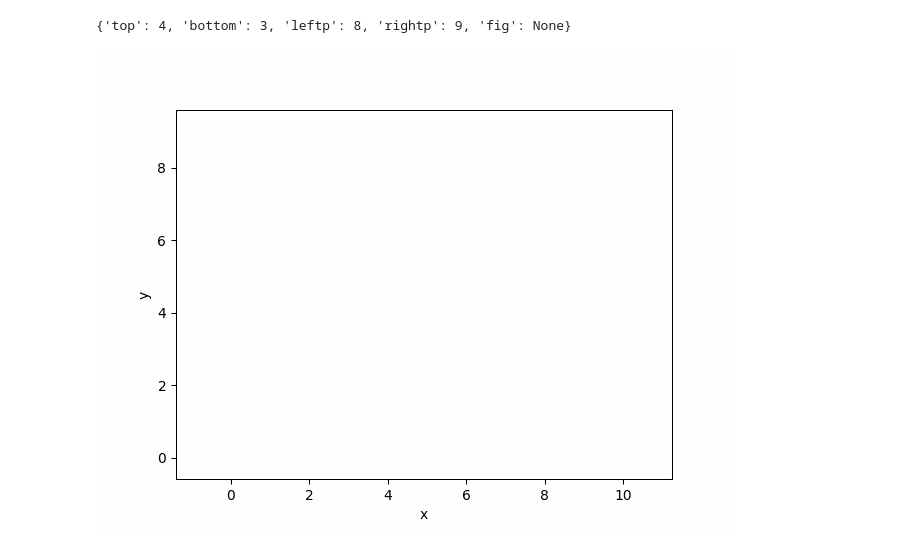
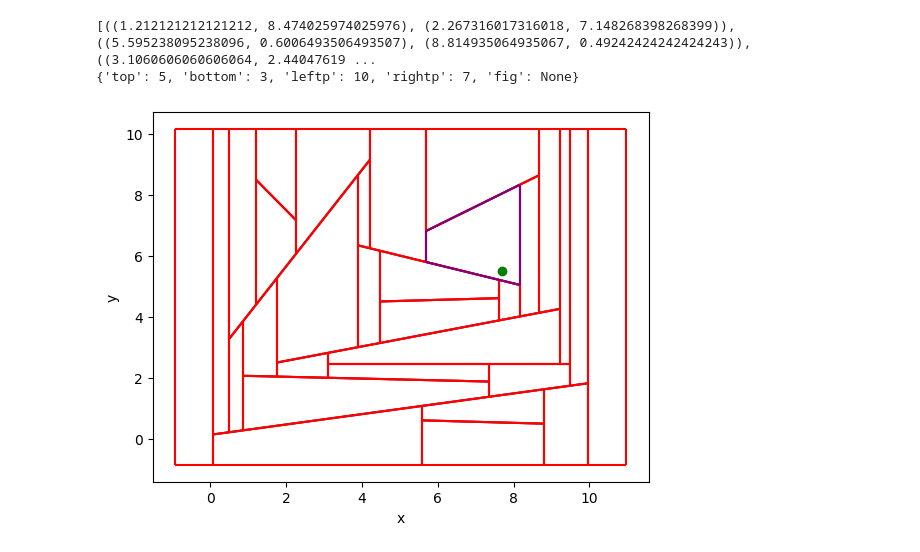
Before and after one commit to kxlsx/algorytmy-geometryczne-projekt2024, a Jupyter notebook: point_location.ipynb, the cells around one changed output. Cells and saved outputs as stored; diff of their text form; code cells hidden in the pictures.

Commit message:
Bug fix and random shuffle Turns out i wasn't updating prev_low and prev_up in partition_mult. Also it now randomly shuffles sections.

```diff
--- a/point_location.ipynb
+++ b/point_location.ipynb
@@ -41,6 +43,7 @@ def section_idx_to_coords_idxs(i):
 def point_from_coord_idx(i, sections):
     return sections[i // 2][i % 2]
 # %%
+
 class Trapezoid:
     def __init__(self, top, bottom, leftp, rightp):
         self.top = top
@@ -65,12 +68,18 @@ class Trapezoid:
         return [ll, rl, ru, lu]
 
     def draw(self, vis, sections, color="gray"):
+        if self.rightp == None:
+            vis.add_point(point_from_coord_idx(self.leftp, sections), color="red")
+            vis.add_line_segment([sections[self.top], sections[self.bottom]], color="red")
+            vis.show()
+
         vs = self.as_verticies(sections)
         self.fig = vis.add_line_segment([[vs[0], vs[1]], [vs[1], vs[2]], [vs[2], vs[3]], [vs[3], vs[0]]], color=color)
 
     def undraw(self, vis):
         if self.fig is not None:
             vis.remove_figure(self.fig)
+            self.fig = None
 
 class Node:
     def __init__(self):
@@ -442,6 +451,9 @@ class TrapezoidalMap:
                 low.trapezoid.rightp = zonei_trap.rightp
                 self.replace_trap_node_right(zonei, low)
 
+
+            prev_low = low
+            prev_upp = upp
             # usuwam na wszelki
             del zonei
 
@@ -557,42 +569,46 @@ class TrapezoidalMap:
 # %%
 # UWAGA PRZYJMUJE ZE KONCE ODCINKOW SA PODANE ROSNACO WZGLEDEM X
 def build_location_struct(sections, seed=0):
-    # TODO: losowe permutacje sections
     n = len(sections)
 
+    random.seed(seed)
+    random.shuffle(sections)
+    print(sections)
 
     vis = Visualizer()
     vis.add_line_segment(sections)
 
     trapezoidal_map = TrapezoidalMap(sections)
 
-
-    for _ in range(n):
-        #trapezoidal_map.draw_trapezoids(vis, color="red")
-        #trapezoidal_map.undraw_trapezoids(vis)
+    for i in range(n):
         trapezoidal_map.advance_i()
 
     return trapezoidal_map, vis
 
 # DEBUG:
 sections = [
-    ((0.9368360054085376, 0.8695769750820936), (9.15781340544717, 1.2559011010237584)),
-    ((2.0185435580452, 2.1521730732084214), (7.983388062584508, 2.1521730732084214)),
-    ((2.6212091945141975, 2.9711802202047513), (6.638980104307514, 3.233880625845084)),
-    ((3.1002511106818615, 4.191964458180413), (5.78906702723585, 4.501023758933744)),
-    ((3.702916747150859, 5.1964071856287415), (4.784624299787522, 5.1655012555534086)),
-    ((0.17964071856287434, 8.147923507823062), (9.667761251690168, 8.132470542785395)),
-    ((1.6476723971412013, 7.220745605563065), (8.477882943789838, 7.097121885261734))
+    ((0.07575757575757569, 0.14069264069264054), (9.978354978354979, 1.8181818181818183)),
+    ((5.595238095238096, 0.6006493506493507), (8.814935064935067, 0.49242424242424243)),
+    ((0.8603896103896105, 2.061688311688312), (7.353896103896106, 1.8722943722943723)),
+    ((1.7532467532467537, 2.4945887445887447), (9.220779220779221, 4.253246753246754)),
+    ((3.1060606060606064, 2.4404761904761907), (9.491341991341994, 2.4404761904761907)),
+    ((0.4816017316017316, 3.2521645021645025), (4.2153679653679665, 9.150432900432902)),
+    ((1.212121212121212, 8.474025974025976), (2.267316017316018, 7.148268398268399)),
+    ((3.8906926406926416, 6.336580086580088), (8.165584415584416, 5.037878787878788)),
+    ((4.485930735930737, 4.496753246753247), (7.624458874458875, 4.604978354978355)),
+    ((5.676406926406927, 6.796536796536797), (8.67965367965368, 8.636363636363637))
 ]
-p = (4, 5)
-result, vis = build_location_struct(sections)
+
+p = (7.7, 5.5)
+result, vis = build_location_struct(sections, seed=int(time.time()))
 found_trap = result.find(p).trapezoid
 print(found_trap.__dict__)
 vis.add_point(p, color="green")
 result.draw_trapezoids(vis, color="red")
 found_trap.draw(vis, result.sections, color="purple")
 
-vis.show_gif(interval=500)
+vis.show()
 # %% [output]
-{'top': 4, 'bottom': 3, 'leftp': 8, 'rightp': 9, 'fig': None}
+[((1.212121212121212, 8.474025974025976), (2.267316017316018, 7.148268398268399)), ((5.595238095238096, 0.6006493506493507), (8.814935064935067, 0.49242424242424243)), ((3.1060606060606064, 2.44047619 ...
+{'top': 5, 'bottom': 3, 'leftp': 10, 'rightp': 7, 'fig': None}
-[figure, old version]
+[figure, new version]
```
Also changed, not shown: parts of 1 cell of this notebook.
